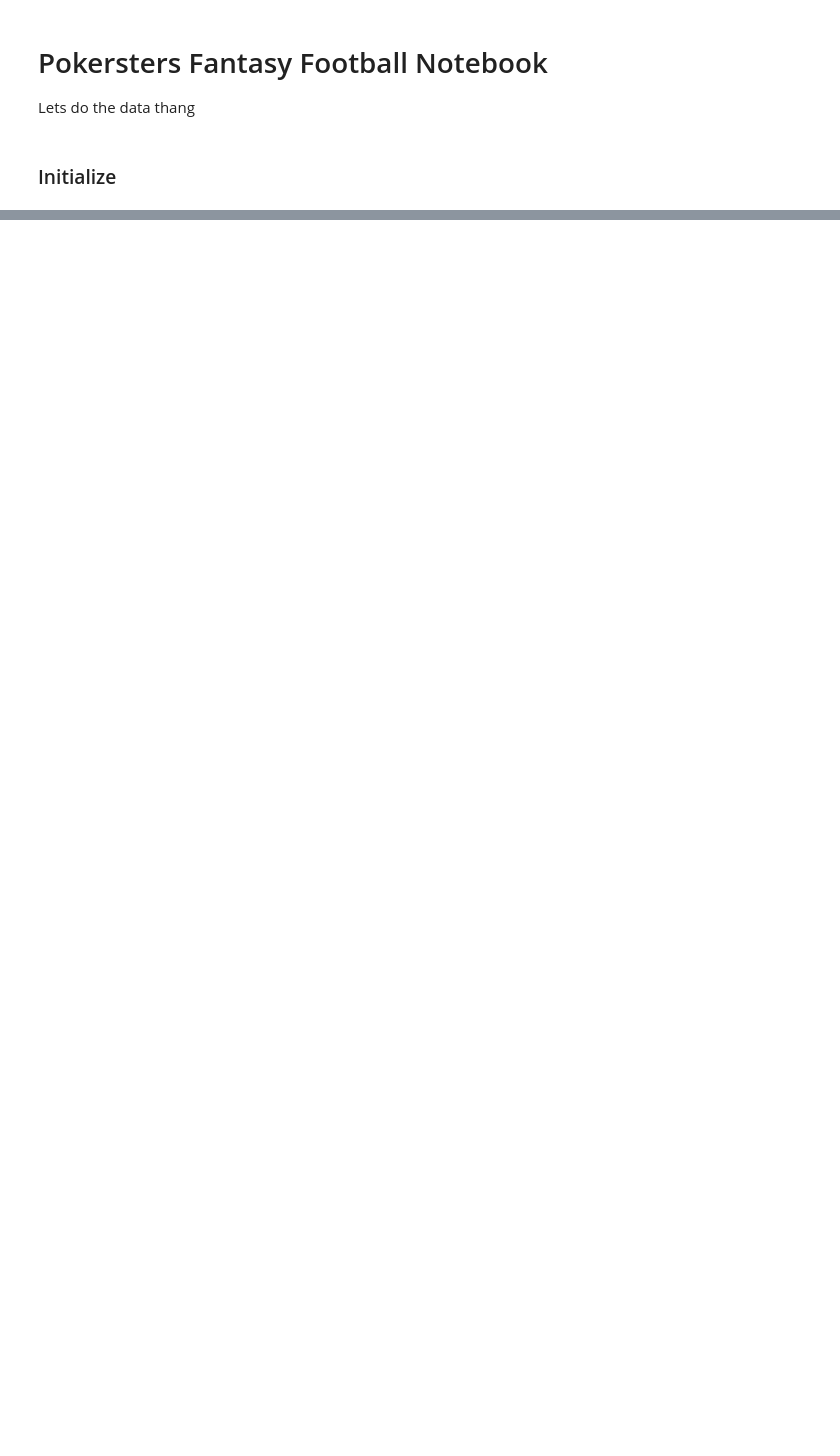
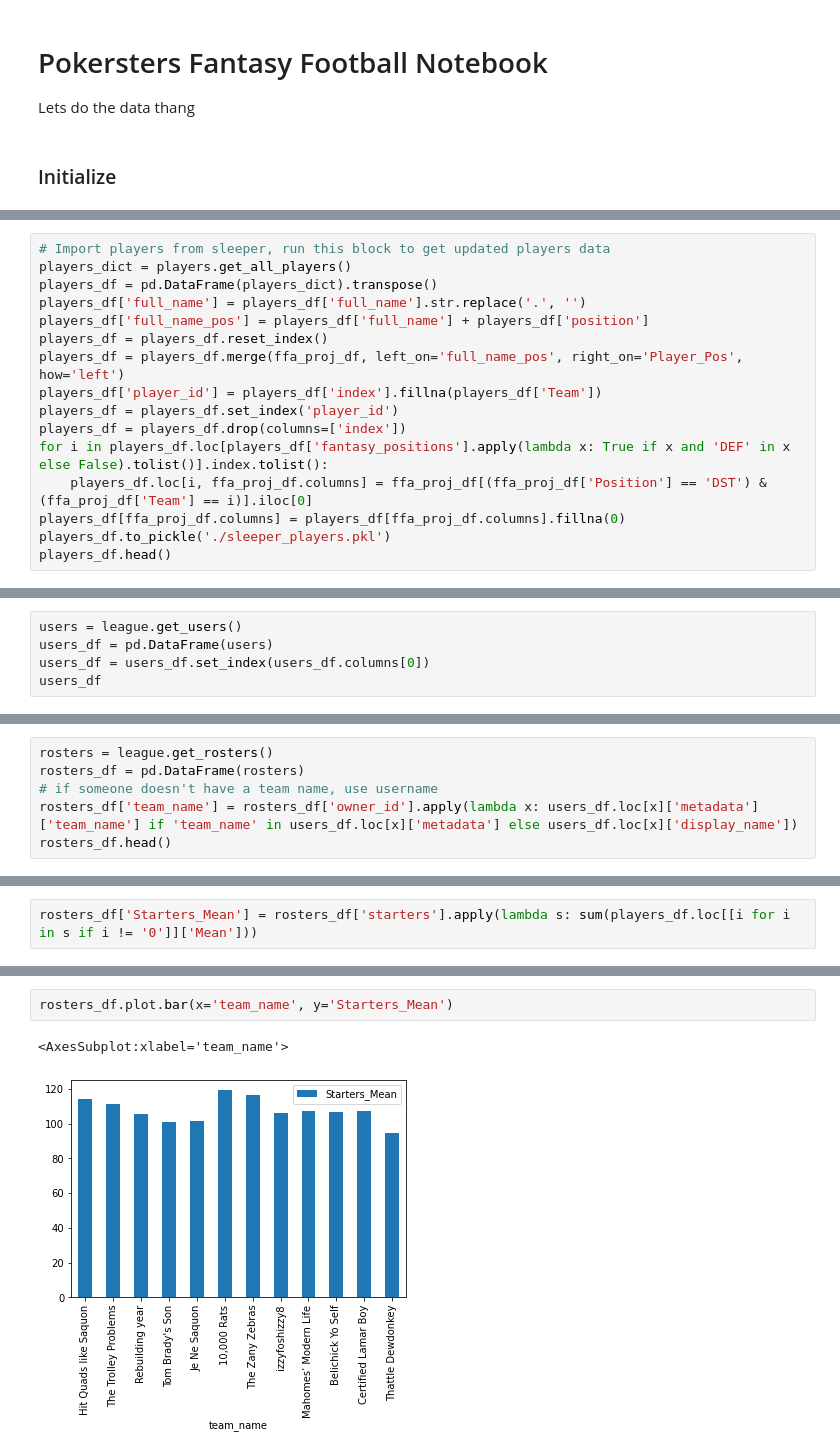
Before and after one commit to atran39/PokerstersFF, a Jupyter notebook: PokerstersFF.ipynb, the cells around one changed output, grey strips where cells are left out. Drawn from its saved outputs; the diff is of its cells as text; blank space fills up the shorter version.

Commit message:
Inital commit to load data and get total mean score

```diff
--- a/PokerstersFF.ipynb
+++ b/PokerstersFF.ipynb
@@ -28,0 +20,16 @@ league.get_league()
+# %%
+# Import players from sleeper, run this block to get updated players data
+players_dict = players.get_all_players()
+players_df = pd.DataFrame(players_dict).transpose()
+players_df['full_name'] = players_df['full_name'].str.replace('.', '')
+players_df['full_name_pos'] = players_df['full_name'] + players_df['position']
+players_df = players_df.reset_index()
+players_df = players_df.merge(ffa_proj_df, left_on='full_name_pos', right_on='Player_Pos', how='left')
+players_df['player_id'] = players_df['index'].fillna(players_df['Team'])
+players_df = players_df.set_index('player_id')
+players_df = players_df.drop(columns=['index'])
+for i in players_df.loc[players_df['fantasy_positions'].apply(lambda x: True if x and 'DEF' in x else False).tolist()].index.tolist():
+    players_df.loc[i, ffa_proj_df.columns] = ffa_proj_df[(ffa_proj_df['Position'] == 'DST') & (ffa_proj_df['Team'] == i)].iloc[0]
+players_df[ffa_proj_df.columns] = players_df[ffa_proj_df.columns].fillna(0)
+players_df.to_pickle('./sleeper_players.pkl')
+players_df.head()
@@ -28,0 +56,5 @@ league.get_league()
+# %%
+users = league.get_users()
+users_df = pd.DataFrame(users)
+users_df = users_df.set_index(users_df.columns[0])
+users_df
@@ -28,0 +76,6 @@ league.get_league()
+# %%
+rosters = league.get_rosters()
+rosters_df = pd.DataFrame(rosters)
+# if someone doesn't have a team name, use username
+rosters_df['team_name'] = rosters_df['owner_id'].apply(lambda x: users_df.loc[x]['metadata']['team_name'] if 'team_name' in users_df.loc[x]['metadata'] else users_df.loc[x]['display_name'])
+rosters_df.head()
@@ -28,0 +89,2 @@ league.get_league()
+# %%
+rosters_df['Starters_Mean'] = rosters_df['starters'].apply(lambda s: sum(players_df.loc[[i for i in s if i != '0']]['Mean']))
@@ -28,0 +107,5 @@ league.get_league()
+# %%
+rosters_df.plot.bar(x='team_name', y='Starters_Mean')
+# %% [output]
+<AxesSubplot:xlabel='team_name'>
+[figure, added]
```
Also changed, not shown: parts of 14 cells of this notebook, 9 other files.
